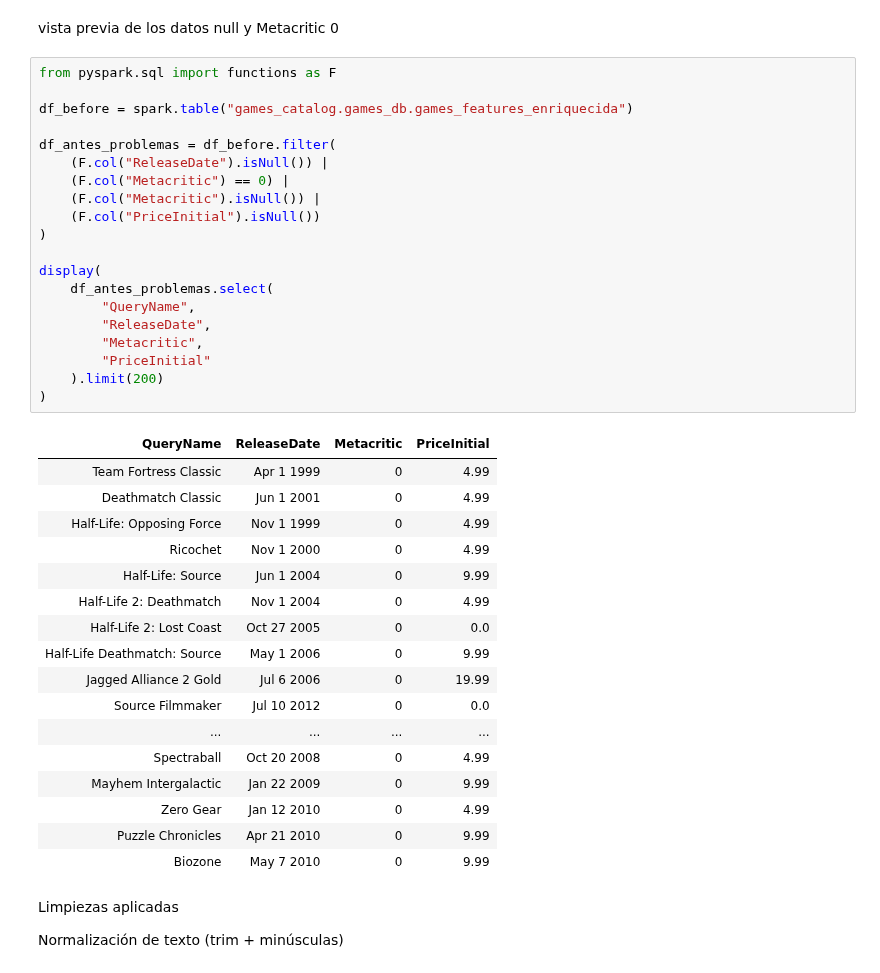
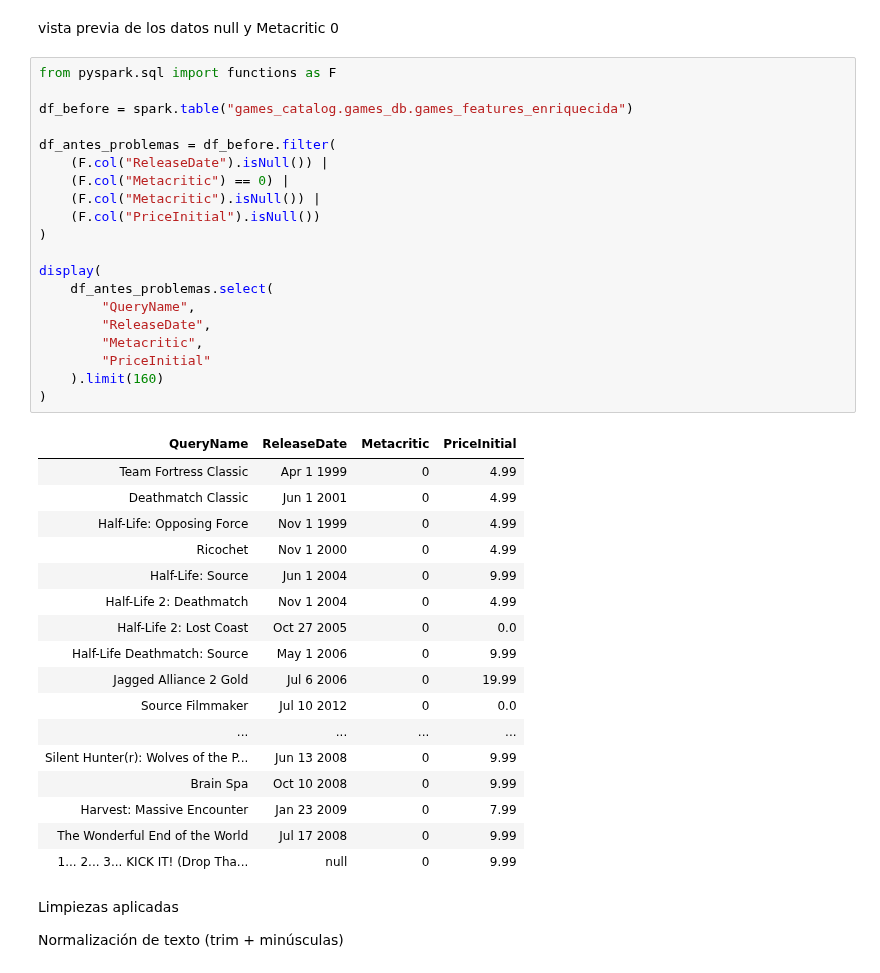
Before and after one commit to evelyncerro-iu/Actividad_1, a Jupyter notebook: Cerro_Evelyn_Actividad3.ipynb, the cells around one changed output. Cells and saved outputs as stored; diff of their text form.

```diff
--- a/Cerro_Evelyn_Actividad3.ipynb
+++ b/Cerro_Evelyn_Actividad3.ipynb
@@ -181,39 +197,39 @@ from pyspark.sql import functions as F
 
 df_before = spark.table("games_catalog.games_db.games_features_enriquecida")
 
 df_antes_problemas = df_before.filter(
     (F.col("ReleaseDate").isNull()) |
     (F.col("Metacritic") == 0) |
     (F.col("Metacritic").isNull()) |
     (F.col("PriceInitial").isNull())
 )
 
 display(
     df_antes_problemas.select(
         "QueryName",
         "ReleaseDate",
         "Metacritic",
         "PriceInitial"
-    ).limit(200)
+    ).limit(160)
 )
 # %% [output]
 | QueryName | ReleaseDate | Metacritic | PriceInitial |
 | Team Fortress Classic | Apr 1 1999 | 0 | 4.99 |
 | Deathmatch Classic | Jun 1 2001 | 0 | 4.99 |
 | Half-Life: Opposing Force | Nov 1 1999 | 0 | 4.99 |
 | Ricochet | Nov 1 2000 | 0 | 4.99 |
 | Half-Life: Source | Jun 1 2004 | 0 | 9.99 |
 | Half-Life 2: Deathmatch | Nov 1 2004 | 0 | 4.99 |
 | Half-Life 2: Lost Coast | Oct 27 2005 | 0 | 0.0 |
 | Half-Life Deathmatch: Source | May 1 2006 | 0 | 9.99 |
 | Jagged Alliance 2 Gold | Jul 6 2006 | 0 | 19.99 |
 | Source Filmmaker | Jul 10 2012 | 0 | 0.0 |
 | ... | ... | ... | ... |
-| Spectraball | Oct 20 2008 | 0 | 4.99 |
-| Mayhem Intergalactic | Jan 22 2009 | 0 | 9.99 |
-| Zero Gear | Jan 12 2010 | 0 | 4.99 |
-| Puzzle Chronicles | Apr 21 2010 | 0 | 9.99 |
-| Biozone | May 7 2010 | 0 | 9.99 |
+| Silent Hunter(r): Wolves of the P... | Jun 13 2008 | 0 | 9.99 |
+| Brain Spa | Oct 10 2008 | 0 | 9.99 |
+| Harvest: Massive Encounter | Jan 23 2009 | 0 | 7.99 |
+| The Wonderful End of the World | Jul 17 2008 | 0 | 9.99 |
+| 1... 2... 3... KICK IT! (Drop Tha... | null | 0 | 9.99 |
 # %% [markdown]
  Limpiezas aplicadas
 
```
Also changed, not shown: parts of 1 cell of this notebook.
